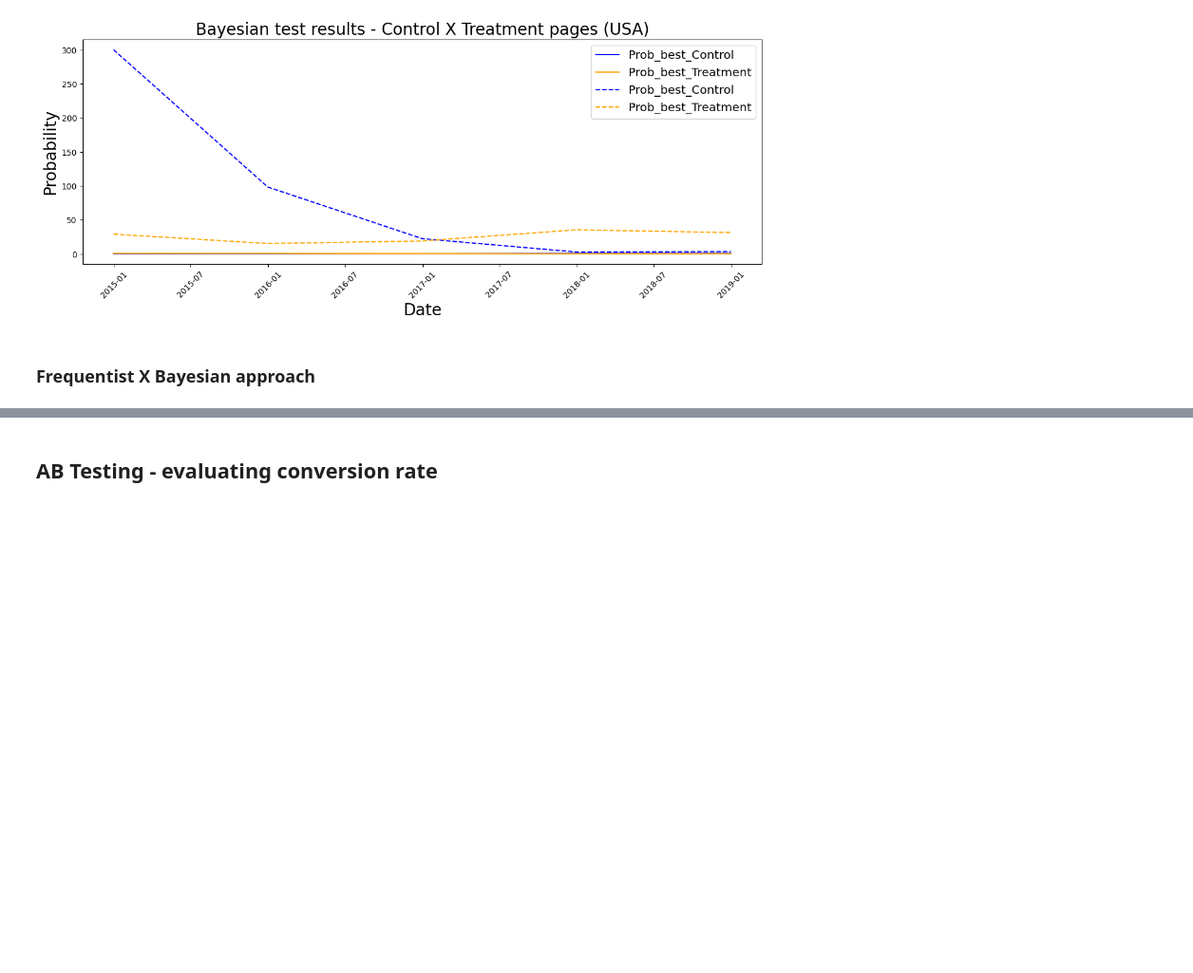
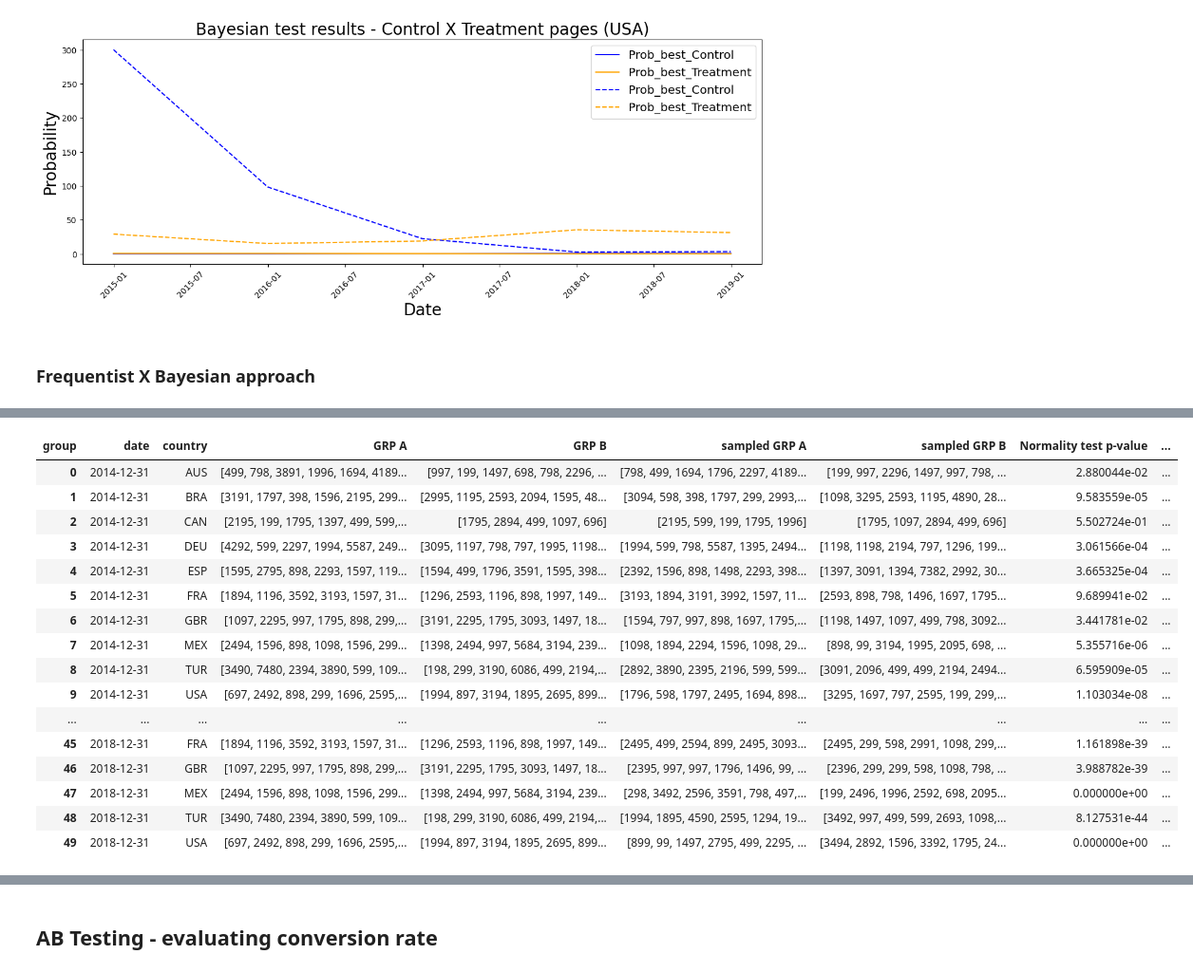
Before and after one commit to GustavoHBDuarte/AB_testing, a Jupyter notebook: A_B_testing.ipynb, the cells around one changed output, grey strips where cells are left out. Shown at 95% size. Saved outputs shown, nothing was run; the diff lists cells and outputs as text; code cells hidden in the pictures; blank space fills up the shorter version.

Commit message:
Data preparation for frequentist test in cumulative data in progress. Normality test and Variance ratio calculation implemented. Hyphotesis test implementation in progress.

```diff
--- a/A_B_testing.ipynb
+++ b/A_B_testing.ipynb
@@ -726,0 +748,4 @@ for country in df_grouped['country'].unique():
+# %%
+df_frequentist = df_frequentist.pivot(columns='group', values='spent', index=['date','country']).reset_index()
+
+df_frequentist.head()
@@ -726,0 +759,8 @@ for country in df_grouped['country'].unique():
+# %%
+# Criando colunas amostradas de GRP A e GRP B para igualar o n de ambas
+
+random.seed(42)
+df_frequentist['sampled GRP A'] = df_frequentist[['GRP A', 'GRP B']].apply(lambda x: random.sample(x['GRP A'], min([len(x['GRP A']), len(x['GRP B'])])), axis=1)
+
+random.seed(42)
+df_frequentist['sampled GRP B'] = df_frequentist[['GRP A', 'GRP B']].apply(lambda x: random.sample(x['GRP B'], min([len(x['GRP A']), len(x['GRP B'])])), axis=1)
@@ -726,0 +787,10 @@ for country in df_grouped['country'].unique():
+# %%
+# Aplicar o teste de normalidade (Shapiro se o n<500 ou Kolmogorov-Smirnov (K-S) se o n>5000)
+
+df_frequentist['Normality test p-value'] = df_frequentist[['sampled GRP A', 'sampled GRP B']].apply(lambda x: stats.shapiro(x['sampled GRP A']+x['sampled GRP B']).pvalue if len(x['sampled GRP A']+x['sampled GRP B'])<5000 else stats.kstest(x['sampled GRP A']+x['sampled GRP B'], stats.norm.cdf)[1], axis=1)
+
+# SE O p<0.05 O DADO NÃO SEGUE UMA DISTRIBUIÇÃO NORMAL
+# %%
+# Cálculo da razão de variâncias -> variância maior entre GRP A e B / variância menor entre GRP A e B
+
+df_frequentist['Variance ratio'] = df_frequentist[['sampled GRP A','sampled GRP B','Normality test p-value']].apply(lambda x: max([np.var(x['sampled GRP A']),np.var(x['sampled GRP B'])])/min([np.var(x['sampled GRP A']),np.var(x['sampled GRP B'])]) , axis=1)
@@ -726,0 +819,20 @@ for country in df_grouped['country'].unique():
+# %%
+df_frequentist
+# %% [output]
+| group | date | country | GRP A | GRP B | sampled GRP A | sampled GRP B | Normality test p-value | ... |
+| 0 | 2014-12-31 | AUS | [499, 798, 3891, 1996, 1694, 4189... | [997, 199, 1497, 698, 798, 2296, ... | [798, 499, 1694, 1796, 2297, 4189... | [199, 997, 2296, 1497, 997, 798, ... | 2.880044e-02 | ... |
+| 1 | 2014-12-31 | BRA | [3191, 1797, 398, 1596, 2195, 299... | [2995, 1195, 2593, 2094, 1595, 48... | [3094, 598, 398, 1797, 299, 2993,... | [1098, 3295, 2593, 1195, 4890, 28... | 9.583559e-05 | ... |
+| 2 | 2014-12-31 | CAN | [2195, 199, 1795, 1397, 499, 599,... | [1795, 2894, 499, 1097, 696] | [2195, 599, 199, 1795, 1996] | [1795, 1097, 2894, 499, 696] | 5.502724e-01 | ... |
+| 3 | 2014-12-31 | DEU | [4292, 599, 2297, 1994, 5587, 249... | [3095, 1197, 798, 797, 1995, 1198... | [1994, 599, 798, 5587, 1395, 2494... | [1198, 1198, 2194, 797, 1296, 199... | 3.061566e-04 | ... |
+| 4 | 2014-12-31 | ESP | [1595, 2795, 898, 2293, 1597, 119... | [1594, 499, 1796, 3591, 1595, 398... | [2392, 1596, 898, 1498, 2293, 398... | [1397, 3091, 1394, 7382, 2992, 30... | 3.665325e-04 | ... |
+| 5 | 2014-12-31 | FRA | [1894, 1196, 3592, 3193, 1597, 31... | [1296, 2593, 1196, 898, 1997, 149... | [3193, 1894, 3191, 3992, 1597, 11... | [2593, 898, 798, 1496, 1697, 1795... | 9.689941e-02 | ... |
+| 6 | 2014-12-31 | GBR | [1097, 2295, 997, 1795, 898, 299,... | [3191, 2295, 1795, 3093, 1497, 18... | [1594, 797, 997, 898, 1697, 1795,... | [1198, 1497, 1097, 499, 798, 3092... | 3.441781e-02 | ... |
+| 7 | 2014-12-31 | MEX | [2494, 1596, 898, 1098, 1596, 299... | [1398, 2494, 997, 5684, 3194, 239... | [1098, 1894, 2294, 1596, 1098, 29... | [898, 99, 3194, 1995, 2095, 698, ... | 5.355716e-06 | ... |
+| 8 | 2014-12-31 | TUR | [3490, 7480, 2394, 3890, 599, 109... | [198, 299, 3190, 6086, 499, 2194,... | [2892, 3890, 2395, 2196, 599, 599... | [3091, 2096, 499, 499, 2194, 2494... | 6.595909e-05 | ... |
+| 9 | 2014-12-31 | USA | [697, 2492, 898, 299, 1696, 2595,... | [1994, 897, 3194, 1895, 2695, 899... | [1796, 598, 1797, 2495, 1694, 898... | [3295, 1697, 797, 2595, 199, 299,... | 1.103034e-08 | ... |
+| ... | ... | ... | ... | ... | ... | ... | ... | ... |
+| 45 | 2018-12-31 | FRA | [1894, 1196, 3592, 3193, 1597, 31... | [1296, 2593, 1196, 898, 1997, 149... | [2495, 499, 2594, 899, 2495, 3093... | [2495, 299, 598, 2991, 1098, 299,... | 1.161898e-39 | ... |
+| 46 | 2018-12-31 | GBR | [1097, 2295, 997, 1795, 898, 299,... | [3191, 2295, 1795, 3093, 1497, 18... | [2395, 997, 997, 1796, 1496, 99, ... | [2396, 299, 299, 598, 1098, 798, ... | 3.988782e-39 | ... |
+| 47 | 2018-12-31 | MEX | [2494, 1596, 898, 1098, 1596, 299... | [1398, 2494, 997, 5684, 3194, 239... | [298, 3492, 2596, 3591, 798, 497,... | [199, 2496, 1996, 2592, 698, 2095... | 0.000000e+00 | ... |
+| 48 | 2018-12-31 | TUR | [3490, 7480, 2394, 3890, 599, 109... | [198, 299, 3190, 6086, 499, 2194,... | [1994, 1895, 4590, 2595, 1294, 19... | [3492, 997, 499, 599, 2693, 1098,... | 8.127531e-44 | ... |
+| 49 | 2018-12-31 | USA | [697, 2492, 898, 299, 1696, 2595,... | [1994, 897, 3194, 1895, 2695, 899... | [899, 99, 1497, 2795, 499, 2295, ... | [3494, 2892, 1596, 3392, 1795, 24... | 0.000000e+00 | ... |
```
Also changed, not shown: parts of 10 cells of this notebook.
